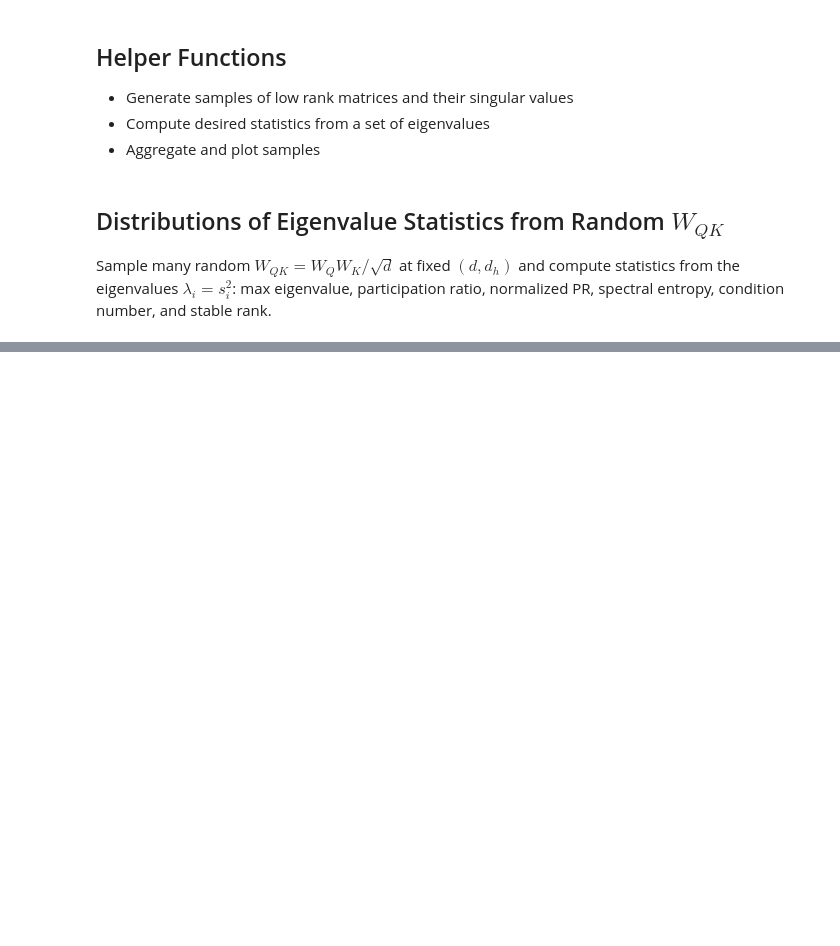
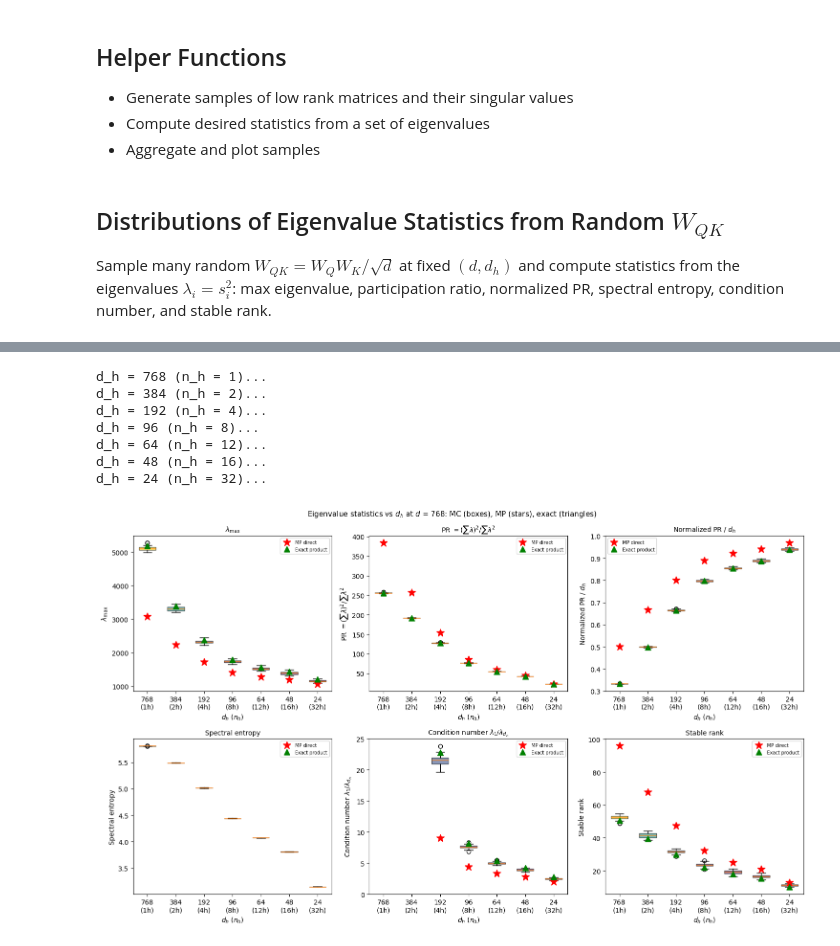
Before and after one commit to angerami/transformer-analysis, a Jupyter notebook: notebooks/MP_statistics.ipynb, the cells around one changed output, grey strips where cells are left out. Cells and saved outputs as stored; diff of their text form; code cells hidden in the pictures; blank space fills up the shorter version.

```diff
--- a/notebooks/MP_statistics.ipynb
+++ b/notebooks/MP_statistics.ipynb
@@ -121,11 +139,6 @@ Below we compare exact predictions, the MP approximation, and MC sampling.
 # %%
 def marchenko_pastur_density(lam, gamma, sigma_hat_sq):
-    """Standard MP eigenvalue density.
-
-    lam: eigenvalue grid
-    gamma: d_h / d
-    sigma_hat_sq: effective scale = d * sigma^4
-    """
+    """Standard MP eigenvalue density."""
     lam = np.asarray(lam, dtype=float)
     lam_min = sigma_hat_sq * (1 - np.sqrt(gamma))**2
     lam_max = sigma_hat_sq * (1 + np.sqrt(gamma))**2
@@ -134,6 +147,21 @@ def marchenko_pastur_density(lam, gamma, sigma_hat_sq):
     l = lam[mask]
     rho[mask] = np.sqrt((lam_max - l) * (l - lam_min)) / (2 * np.pi * sigma_hat_sq * gamma * l)
     return rho
+
+
+def product_ensemble_edges(d, d_h, sigma=1.0):
+    """Exact spectral edges from S-transform of free multiplicative convolution.
+
+    Critical points of psi^{-1}(z) = z / [(1+z)(1+gamma*z)^2].
+    """
+    gamma = d_h / d
+    alpha = np.sqrt(1 + 8/gamma)
+    z_plus  = (-1 + alpha) / 4
+    z_minus = (-1 - alpha) / 4
+    def inv_psi(z):
+        return (1 + z) * (1 + gamma*z)**2 / z
+    scale = d * sigma**4
+    return scale * inv_psi(z_minus), scale * inv_psi(z_plus)  # (lam_min, lam_max)
 
 
 def mp_predictions_direct(d, d_h, sigma=1.0):
@@ -160,12 +188,7 @@ def mp_predictions_direct(d, d_h, sigma=1.0):
 
 
 def exact_predictions_direct(d, d_h, sigma=1.0):
-    """Exact product-ensemble predictions from Isserlis' theorem.
-
-    E[lam] = d*sigma^4  (same as MP)
-    E[lam^2] = sigma^8 * (d^2 + 2*d*d_h + 2*d + d_h + 3)
-             ~ d^2*sigma^8 * (1 + 2*gamma)  for large d
-    """
+    """Exact product-ensemble predictions: Isserlis moments + S-transform edges."""
     gamma = d_h / d
     s2 = d * sigma**4
 
@@ -177,18 +200,16 @@ def exact_predictions_direct(d, d_h, sigma=1.0):
     pr = sum_lam**2 / sum_lam2 if sum_lam2 > 0 else 0
     npr = pr / d_h if d_h > 0 else 0
 
-    # No closed-form edges for product ensemble; use MP as approximation
-    lam_max_mp = s2 * (1 + np.sqrt(gamma))**2
-    lam_min_mp = s2 * (1 - np.sqrt(gamma))**2
-    stable_rank = sum_lam2 / lam_max_mp**2 if lam_max_mp > 0 else 0
+    lam_min, lam_max = product_ensemble_edges(d, d_h, sigma)
+    stable_rank = sum_lam2 / lam_max**2 if lam_max > 0 else 0
 
     return {
-        "max": lam_max_mp,  # MP approximation for edges
-        "condition_number": lam_max_mp / lam_min_mp if lam_min_mp > 0 else np.inf,
+        "max": lam_max,
+        "condition_number": lam_max / lam_min if lam_min > 0 else np.inf,
         "participation_ratio": pr,
         "normalized_participation_ratio": npr,
         "stable_rank": stable_rank,
-        "lam_min": lam_min_mp,
+        "lam_min": lam_min,
         "E_lam": E_lam, "E_lam2": E_lam2_exact,
     }
 
@@ -270,33 +399,44 @@ for d_h in d_h_values:
     all_stats[d_h] = collect_eig_stats(d_model, d_h, n_samples=n_samples)
 
 # Three sets of analytic predictions
 mp_direct = {d_h: mp_predictions_direct(d_model, d_h) for d_h in d_h_values}
 mp_numer  = {d_h: mp_predictions_numerical(d_model, d_h) for d_h in d_h_values}
 exact_dir = {d_h: exact_predictions_direct(d_model, d_h) for d_h in d_h_values}
 
 # Box plot: MC samples with MP (stars), numerical (diamonds), exact (triangles)
 fig, axes = plt.subplots(2, 3, figsize=(15, 9))
 axes = axes.flatten()
 for idx, stat in enumerate(stat_names):
     ax = axes[idx]
     data = [all_stats[d_h][stat] for d_h in d_h_values]
     labels = [f"{d_h}\n({d_model//d_h}h)" for d_h in d_h_values]
     bp = ax.boxplot(data, tick_labels=labels, patch_artist=True, widths=0.6)
     for patch, d_h in zip(bp['boxes'], d_h_values):
         patch.set_facecolor(plt.cm.viridis(d_h / d_model))
         patch.set_alpha(0.6)
     x_pos = range(1, len(d_h_values) + 1)
     mp_vals = [mp_direct[d_h].get(stat, np.nan) for d_h in d_h_values]
     ex_vals = [exact_dir[d_h].get(stat, np.nan) for d_h in d_h_values]
     ax.plot(x_pos, mp_vals, 'r*', markersize=12, zorder=5, label="MP direct")
     ax.plot(x_pos, ex_vals, 'g^', markersize=8, zorder=5, label="Exact product")
     ax.set_xlabel(r"$d_h$ ($n_h$)")
     ax.set_ylabel(nice_names[stat])
     ax.set_title(nice_names[stat], fontsize=10)
     ax.legend(fontsize=7, loc='best')
+    if idx == 4:
+        ax.set_ylim(0,25)
 fig.suptitle(f"Eigenvalue statistics vs $d_h$ at $d$ = {d_model}: MC (boxes), MP (stars), exact (triangles)", fontsize=11)
 plt.tight_layout()
 plt.show()
+# %% [output]
+d_h = 768 (n_h = 1)...
+d_h = 384 (n_h = 2)...
+d_h = 192 (n_h = 4)...
+d_h = 96 (n_h = 8)...
+d_h = 64 (n_h = 12)...
+d_h = 48 (n_h = 16)...
+d_h = 24 (n_h = 32)...
+[figure, added]
 # %%
 # Means and relative widths vs d_h, with MP and exact predictions
 fig, axes = plt.subplots(2, 3, figsize=(15, 9))
```
Also changed, not shown: parts of 9 cells of this notebook, 11 other files.
